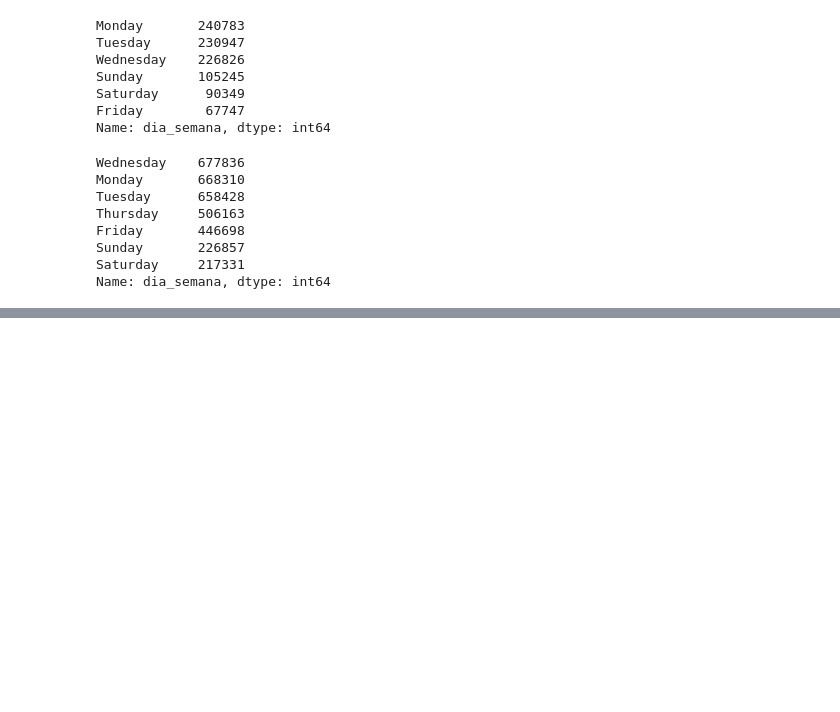
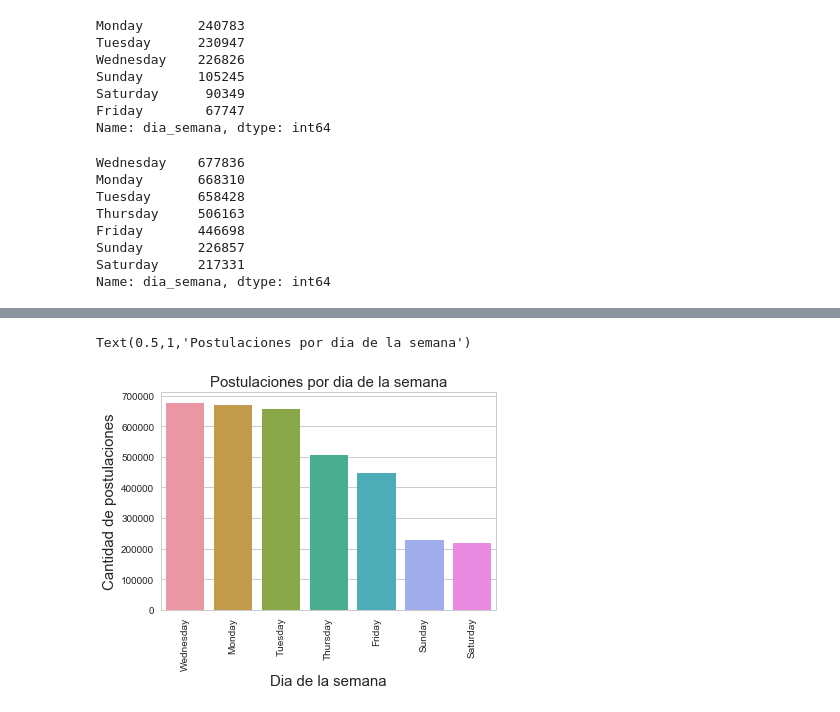
Before and after one commit to silvestriandres/BackUP, a Jupyter notebook: TrabajoPractico01_Analisis.ipynb, the cells around one changed output, grey strips where cells are left out. Cells and saved outputs as stored; diff of their text form; code cells hidden in the pictures; blank space fills up the shorter version.

```diff
--- a/TrabajoPractico01_Analisis.ipynb
+++ b/TrabajoPractico01_Analisis.ipynb
@@ -746,3 +746,8 @@ Friday       446698
 Sunday       226857
 Saturday     217331
 Name: dia_semana, dtype: int64
+# %%
+postulaciones['dia_semana'] = pd.Categorical(postulaciones['dia_semana'], categories=['Monday','Tuesday','Wednesday','Thursday','Friday','Saturday', 'Sunday'], ordered=True)
+postulaciones_dias = postulaciones['dia_semana'].value_counts()
+postulaciones_dias = postulaciones_dias.sort_index()
+postulaciones_dias
@@ -748,0 +790,9 @@ Name: dia_semana, dtype: int64
+# %%
+g = sns.countplot(x='dia_semana', data=postulaciones, order=postulaciones['dia_semana'].value_counts().index, orient='v')
+g.set_xticklabels(g.get_xticklabels(),rotation=90)
+g.set_xlabel("Dia de la semana", fontsize=15)
+g.set_ylabel("Cantidad de postulaciones", fontsize=15)
+g.set_title("Postulaciones por dia de la semana", fontsize=15)
+# %% [output]
+Text(0.5,1,'Postulaciones por dia de la semana')
+[figure, added]
```
Also changed, not shown: parts of 3 cells of this notebook.
